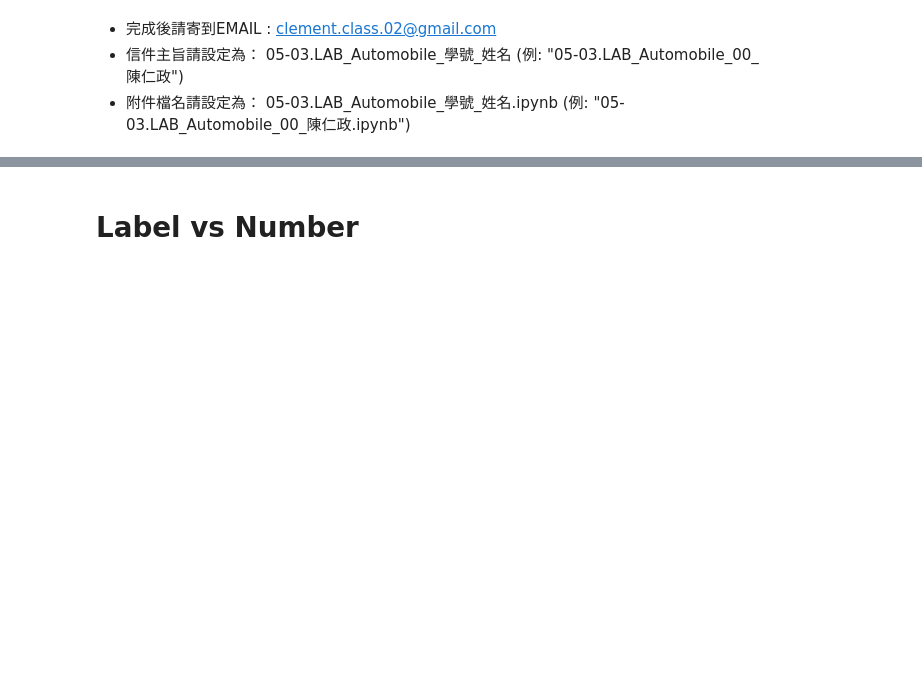
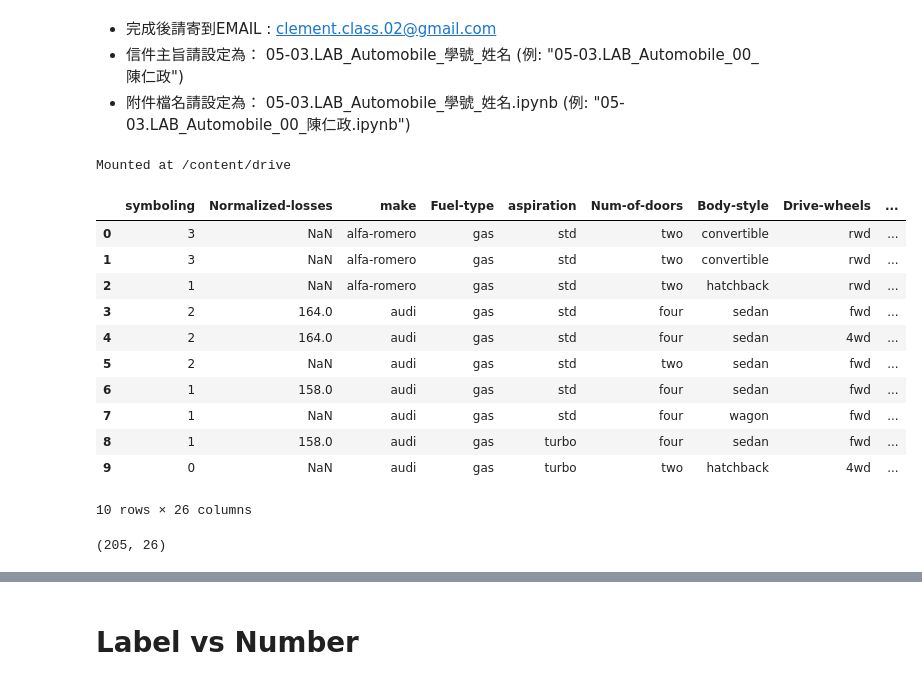
Before and after one commit to Yiting916/data_analysis, a Jupyter notebook: 05-03.LAB_Automobile.ipynb, the cells around one changed output, grey strips where cells are left out. Drawn from its saved outputs; the diff is of its cells as text; code cells hidden in the pictures; blank space fills up the shorter version.

```diff
--- a/05-03.LAB_Automobile.ipynb
+++ b/05-03.LAB_Automobile.ipynb
@@ -2,16 +4,37 @@
 * 完成後請寄到EMAIL : clement.class.02@gmail.com
 * 信件主旨請設定為： 05-03.LAB_Automobile_學號_姓名  (例: "05-03.LAB_Automobile_00_陳仁政")
 * 附件檔名請設定為： 05-03.LAB_Automobile_學號_姓名.ipynb (例: "05-03.LAB_Automobile_00_陳仁政.ipynb")
+# %%
+from google.colab import drive
+drive.mount('/content/drive')
+# %% [output]
+Mounted at /content/drive
 # %%
 import numpy as np
 import pandas as pd
 import matplotlib.pyplot as plt
 import seaborn as sns
 
 sns.set_style('whitegrid')
-data = pd.read_csv("../data/Automobile.csv")
+data = pd.read_csv("/content/drive/MyDrive/YiTing/Learning/Python/資料分析技術/data/Automobile.csv")
 data.head(10)
+# %% [output]
+|  | symboling | Normalized-losses | make | Fuel-type | aspiration | Num-of-doors | Body-style | Drive-wheels | ... |
+| 0 | 3 | NaN | alfa-romero | gas | std | two | convertible | rwd | ... |
+| 1 | 3 | NaN | alfa-romero | gas | std | two | convertible | rwd | ... |
+| 2 | 1 | NaN | alfa-romero | gas | std | two | hatchback | rwd | ... |
+| 3 | 2 | 164.0 | audi | gas | std | four | sedan | fwd | ... |
+| 4 | 2 | 164.0 | audi | gas | std | four | sedan | 4wd | ... |
+| 5 | 2 | NaN | audi | gas | std | two | sedan | fwd | ... |
+| 6 | 1 | 158.0 | audi | gas | std | four | sedan | fwd | ... |
+| 7 | 1 | NaN | audi | gas | std | four | wagon | fwd | ... |
+| 8 | 1 | 158.0 | audi | gas | turbo | four | sedan | fwd | ... |
+| 9 | 0 | NaN | audi | gas | turbo | two | hatchback | 4wd | ... |
+10 rows × 26 columns
 # %%
 #查看資料筆數跟欄位數目
+data.shape
+# %% [output]
+(205, 26)
 # %%
 # 檢查資料欄位的型態，以及缺失狀況
```
Also changed, not shown: parts of 7 cells of this notebook.
